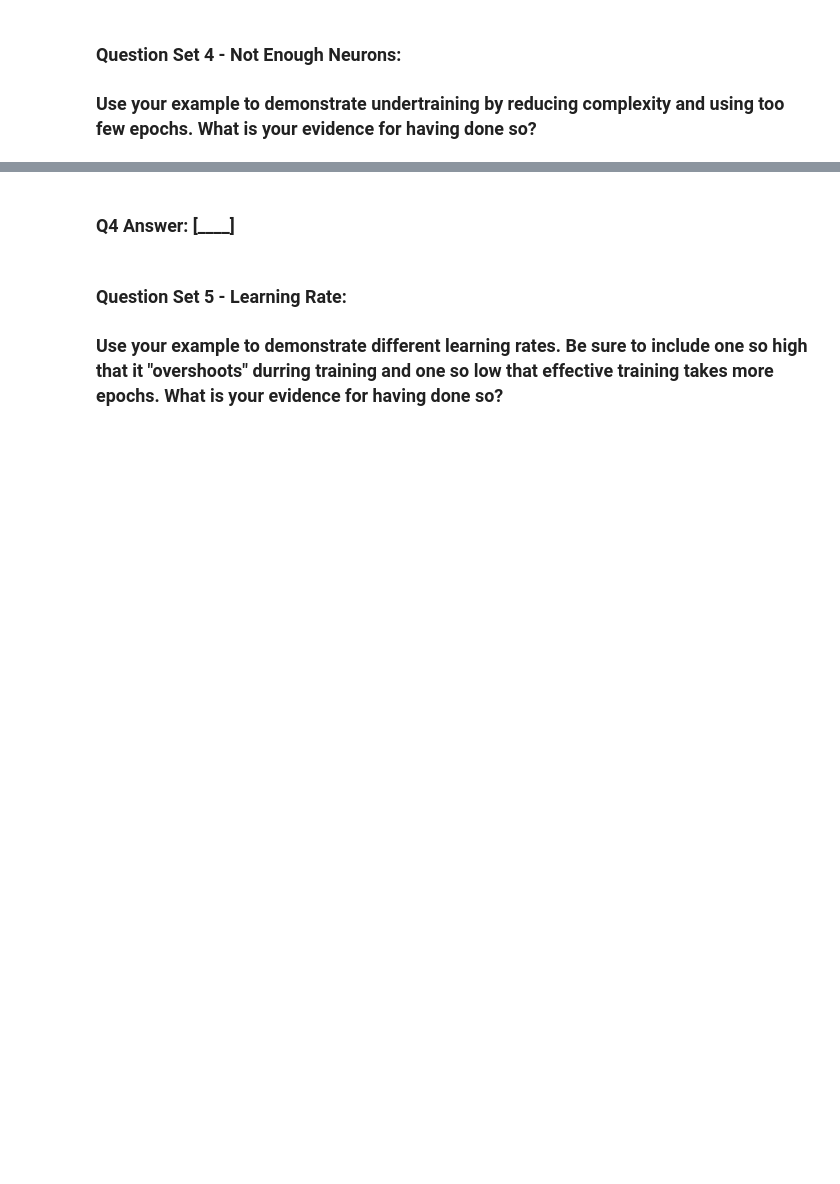
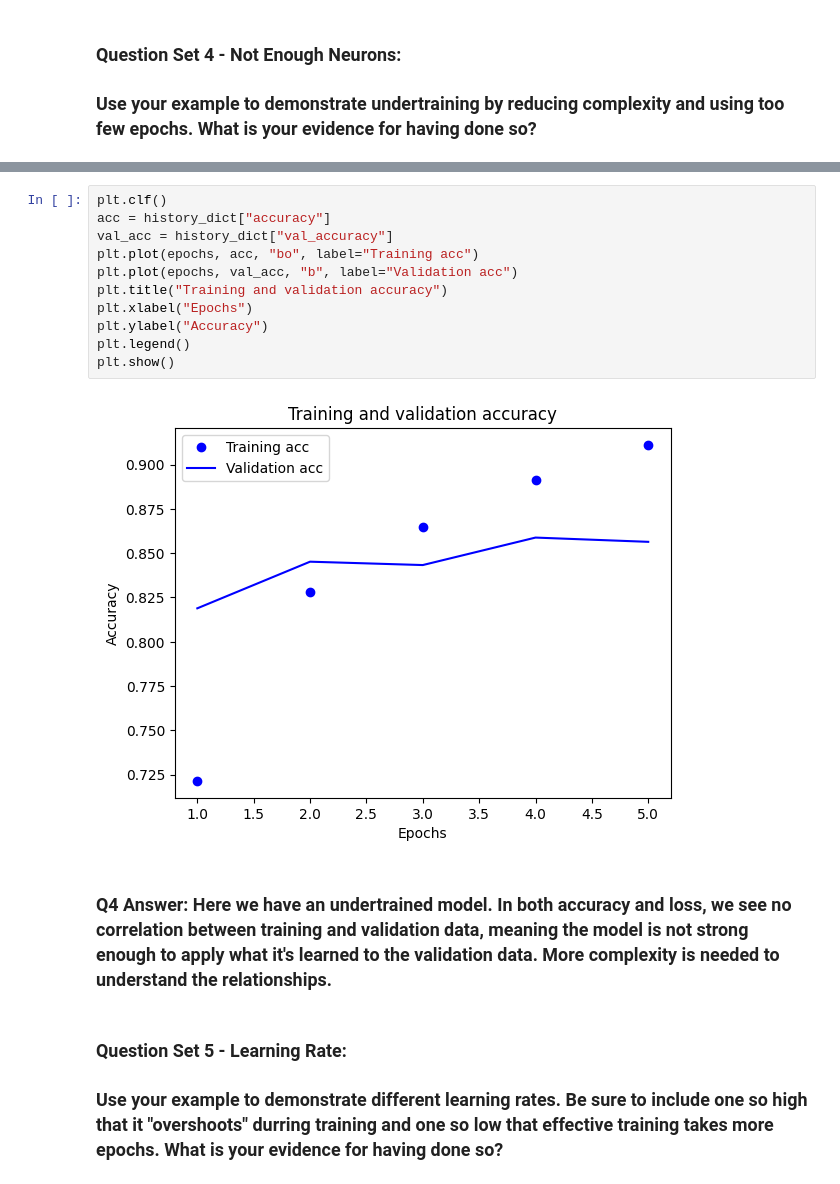
Before and after one commit to jpmendez42/GraduateSchool, a Jupyter notebook: Graduate School/Deep Learning/M3 Homework.ipynb, the cells around one changed output, grey strips where cells are left out. Cells and saved outputs as stored; diff of their text form; blank space fills up the shorter version.

```diff
--- a/Graduate School/Deep Learning/M3 Homework.ipynb
+++ b/Graduate School/Deep Learning/M3 Homework.ipynb
@@ -687,5 +841,18 @@ test_mae_score
+# %%
+plt.clf()
+acc = history_dict["accuracy"]
+val_acc = history_dict["val_accuracy"]
+plt.plot(epochs, acc, "bo", label="Training acc")
+plt.plot(epochs, val_acc, "b", label="Validation acc")
+plt.title("Training and validation accuracy")
+plt.xlabel("Epochs")
+plt.ylabel("Accuracy")
+plt.legend()
+plt.show()
+# %% [output]
+[figure, added]
 # %% [markdown]
-### Q4 Answer: [____]
+### Q4 Answer: Here we have an undertrained model. In both accuracy and loss, we see no correlation between training and validation data, meaning the model is not strong enough to apply what it's learned to the validation data. More complexity is needed to understand the relationships.
 # %% [markdown]
 ### Question Set 5 - Learning Rate:
 
```
Also changed, not shown: parts of 34 cells of this notebook.
